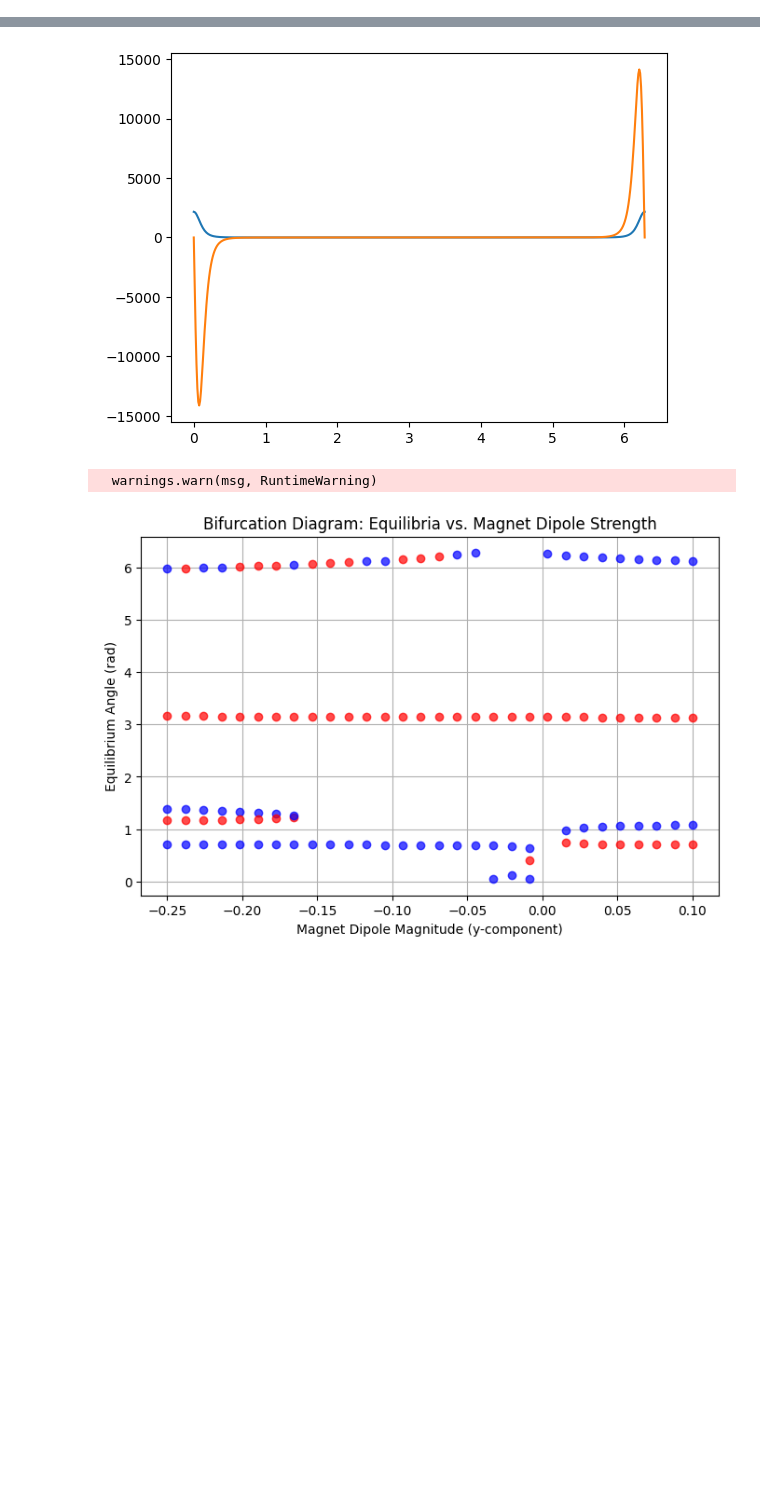
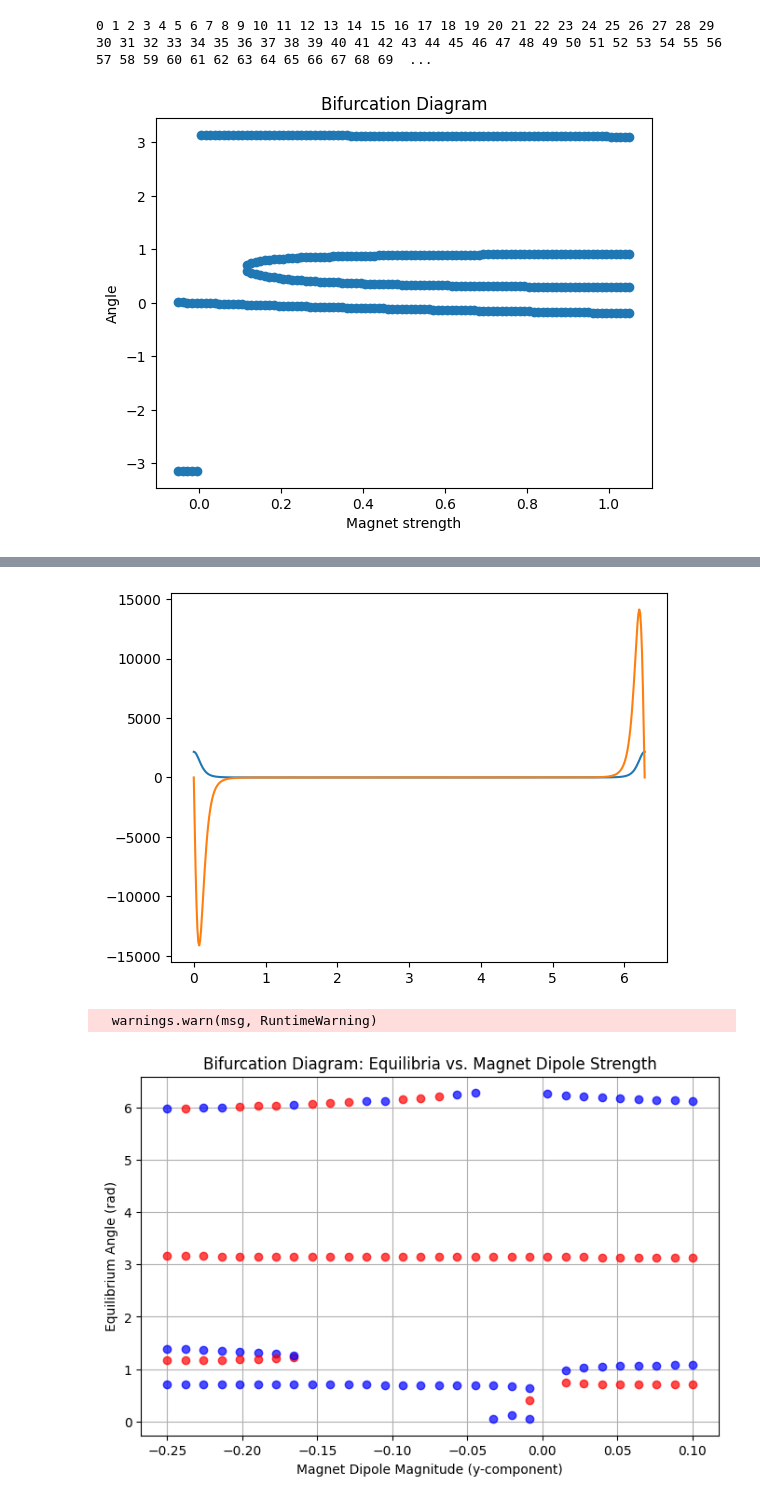
Before and after one commit to Dobel26/MagneticPendulum, a Jupyter notebook: new_sim.ipynb, the cells around one changed output, grey strips where cells are left out. Cells and saved outputs as stored; diff of their text form; code cells hidden in the pictures; blank space fills up the shorter version.

```diff
--- a/new_sim.ipynb
+++ b/new_sim.ipynb
@@ -17,8 +17,6 @@ class Magnet:
 
         r = pendulum_position - self.position
         r_norm = np.linalg.norm(r)
-        # r_norm = np.sqrt((r[0]**2 + r[1]**2))
-        # r_hat = r / r_norm
 
         B = (mu0 / 4 * np.pi) * (3 * r * r.dot(self.momentum) - self.momentum) / (r_norm**5)
         Um = -pendulum_momentum.dot(B)
@@ -56,7 +54,7 @@ class System:
         dL = -g / self.length * np.sin(state[0]) - self.damp * state[1]
 
         for magnet in self.magnets:
-            dL += -magnet.potential_derivative(state[0])#, mu0=self.mu0, l=self.length)
+            dL += -magnet.potential_derivative(state[0])
 
         return np.array([state[1], dL])
 
@@ -105,7 +103,7 @@ class System:
             fig, ax = plt.subplots()
 
         g = 1
-        angles = np.linspace(0, 2 * np.pi, 500, endpoint=False)
+        angles = np.linspace(-np.pi, np.pi, 500, endpoint=False)
 
         def total_potential(angle):
             potential = g / self.length * (1 - np.cos(angle))
@@ -127,7 +125,7 @@ class System:
         ax.set_xlabel("Angle")
         ax.set_ylabel("Potential")
 
-        angles = np.linspace(0, 2 * np.pi, 500, endpoint=False)
+        angles = np.linspace(-np.pi, np.pi, 500, endpoint=False)
 
         dpotentials = [self.rhs([angle, 0])[1] for angle in angles]
         plt.plot(angles, dpotentials, color=color)
@@ -136,15 +134,16 @@ class System:
 
     def get_critical_points(self):
         critical_points = []
-        initial_angles = np.linspace(0, 2 * np.pi, 500, endpoint=False)
+        initial_angles = np.linspace(-np.pi, np.pi, 500, endpoint=False)
 
+        tol = 1e-5
         for angle in initial_angles:
-            new_cp = fsolve(self.rhs, [angle, 0], xtol=1e-10)[0] % (2 * np.pi)
-            # new_cp = root(self.rhs, [angle, 0], method='hybr').x[0] % (2 * np.pi)
-            # print(new_cp)
+            # new_cp = fsolve(self.rhs, [angle, 0])[0] % (2 * np.pi)
+            new_cp = root(self.rhs, [angle, 0]).x[0] % (2 * np.pi)
+
             is_new = True
             for cp in critical_points:
-                if np.abs(cp - new_cp) < 1e-3 or np.abs(cp - (new_cp - 2 * np.pi)) < 1e-3:
+                if np.abs(cp - new_cp) < tol or np.abs(cp - (new_cp - 2 * np.pi)) < tol:
                     is_new = False
                     break
                 if np.abs(self.rhs([new_cp, 0])[1]) > 1e-8:
@@ -156,7 +155,7 @@ class System:
         # critical_points = np.array(critical_points)
         # np.save("critical_points.npy", critical_points)
 
-        return np.array(critical_points)
+        return (np.array(critical_points) + np.pi) % (2 * np.pi) - np.pi
 
 
 
@@ -168,7 +167,7 @@ class System:
         return second_deriv
 
 
-def plot_bifurcation(magnet_pos, ax=None, color=None):
+def plot_bifurcation(magnet_pos=None, ax=None, color=None):
     if ax is None:
         fig, ax = plt.subplots()
 
@@ -176,14 +175,15 @@ def plot_bifurcation(magnet_pos, ax=None, color=None):
     ax.set_xlabel("Magnet strength")
     ax.set_ylabel("Angle")
 
-    strengths = np.linspace(-0.2, 0.2, 500)
+    strengths = np.linspace(-0.05, 1.05, 100)
     critical_points = []
     for i, strength in enumerate(strengths):
         print(i, end=" ")
 
         system = System()
-        magnet = Magnet(magnet_pos, [0, strength])
-        system.add_magnet(magnet)
+        if magnet_pos is not None:
+            magnet = Magnet(magnet_pos, [0, strength])
+            system.add_magnet(magnet)
         critical_temp = system.get_critical_points()
         for cp in critical_temp:
             critical_points.append([strength, cp])
@@ -206,3 +197,9 @@ plot_bifurcation([0, 1.2])
+# %%
+plot_bifurcation([1.3, 1.3])
+# plot_bifurcation()
+# %% [output]
+0 1 2 3 4 5 6 7 8 9 10 11 12 13 14 15 16 17 18 19 20 21 22 23 24 25 26 27 28 29 30 31 32 33 34 35 36 37 38 39 40 41 42 43 44 45 46 47 48 49 50 51 52 53 54 55 56 57 58 59 60 61 62 63 64 65 66 67 68 69  ...
+[figure, added]
 # %%
 fig, ax = plt.subplots()
 
```
Also changed, not shown: parts of 3 cells of this notebook, 4 other files.
